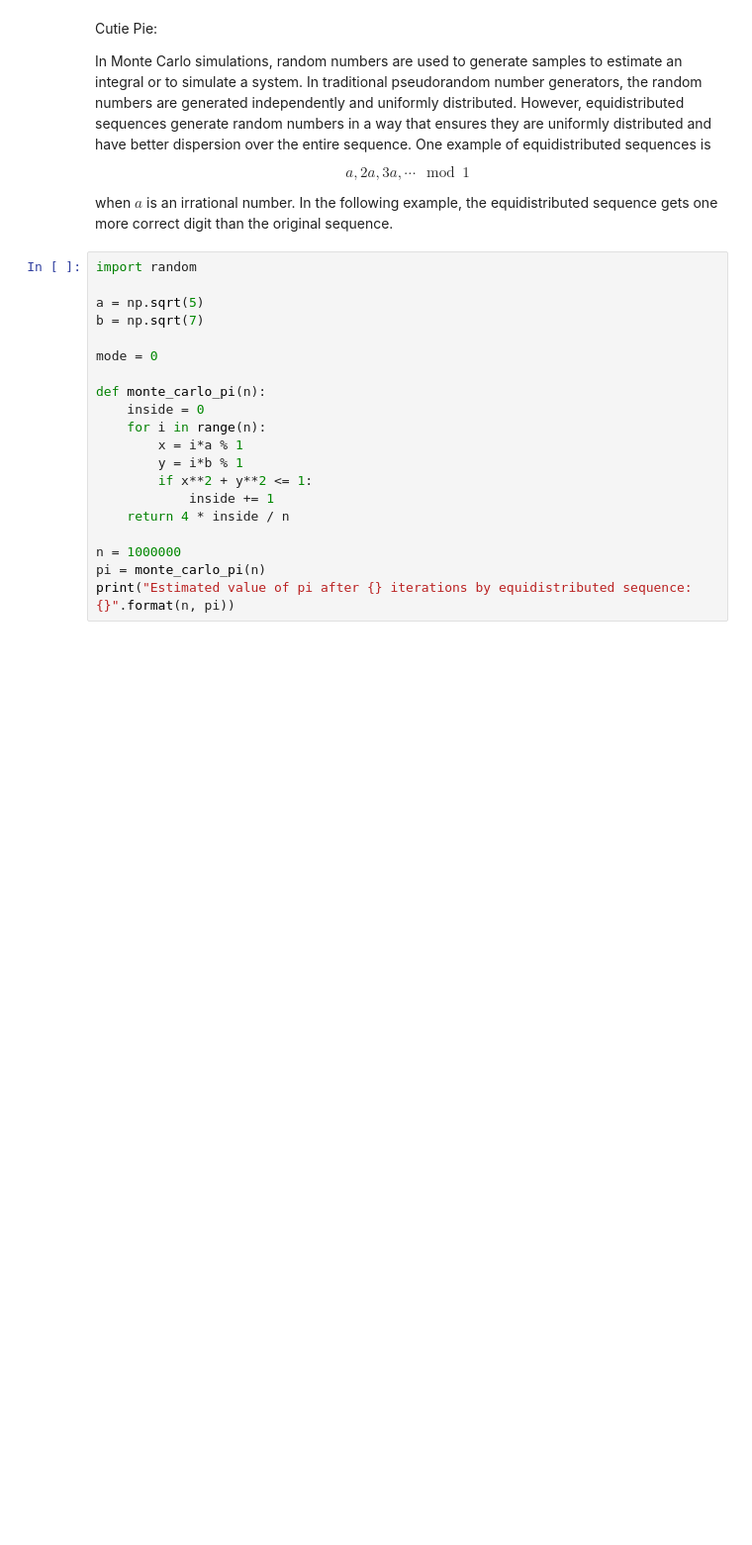
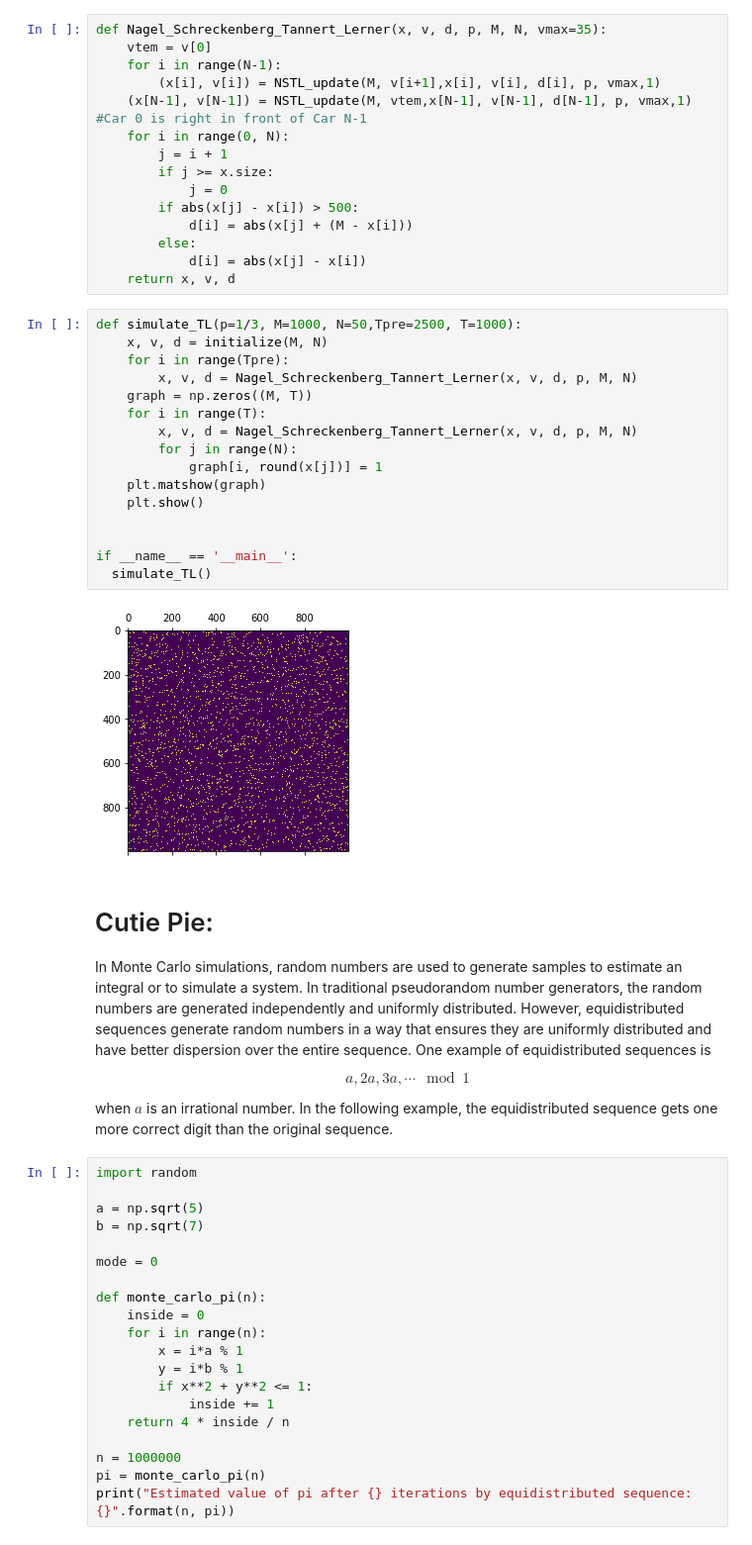
Before and after one commit to hliu-3/stat494, a Jupyter notebook: HW1.ipynb, the cells around one changed output. Shown at 99% size. Saved outputs shown, nothing was run; the diff lists cells and outputs as text; blank space fills up the shorter version.

```diff
--- a/HW1.ipynb
+++ b/HW1.ipynb
@@ -86,5 +145,38 @@ if __name__ == '__main__':
+# %%
+def Nagel_Schreckenberg_Tannert_Lerner(x, v, d, p, M, N, vmax=35):
+    vtem = v[0]
+    for i in range(N-1):
+        (x[i], v[i]) = NSTL_update(M, v[i+1],x[i], v[i], d[i], p, vmax,1)
+    (x[N-1], v[N-1]) = NSTL_update(M, vtem,x[N-1], v[N-1], d[N-1], p, vmax,1)  #Car 0 is right in front of Car N-1
+    for i in range(0, N):
+        j = i + 1
+        if j >= x.size:
+            j = 0
+        if abs(x[j] - x[i]) > 500:
+            d[i] = abs(x[j] + (M - x[i]))
+        else:
+            d[i] = abs(x[j] - x[i])
+    return x, v, d
+# %%
+def simulate_TL(p=1/3, M=1000, N=50,Tpre=2500, T=1000):
+    x, v, d = initialize(M, N)
+    for i in range(Tpre):
+        x, v, d = Nagel_Schreckenberg_Tannert_Lerner(x, v, d, p, M, N)
+    graph = np.zeros((M, T))
+    for i in range(T):
+        x, v, d = Nagel_Schreckenberg_Tannert_Lerner(x, v, d, p, M, N)
+        for j in range(N):
+            graph[i, round(x[j])] = 1
+    plt.matshow(graph)
+    plt.show()
+
+
+if __name__ == '__main__':
+  simulate_TL()
+# %% [output]
+[figure, added]
 # %% [markdown]
-Cutie Pie:
+# Cutie Pie:
 
 
 
```
Also changed, not shown: parts of 8 cells of this notebook.
